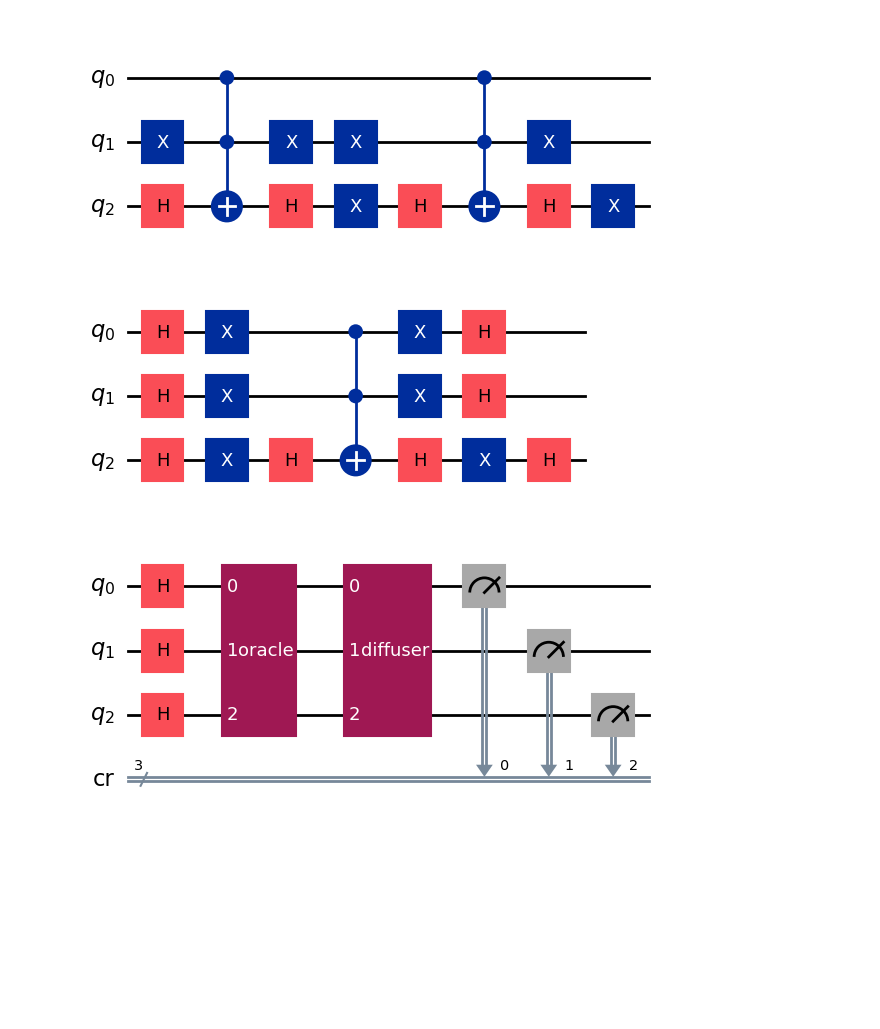
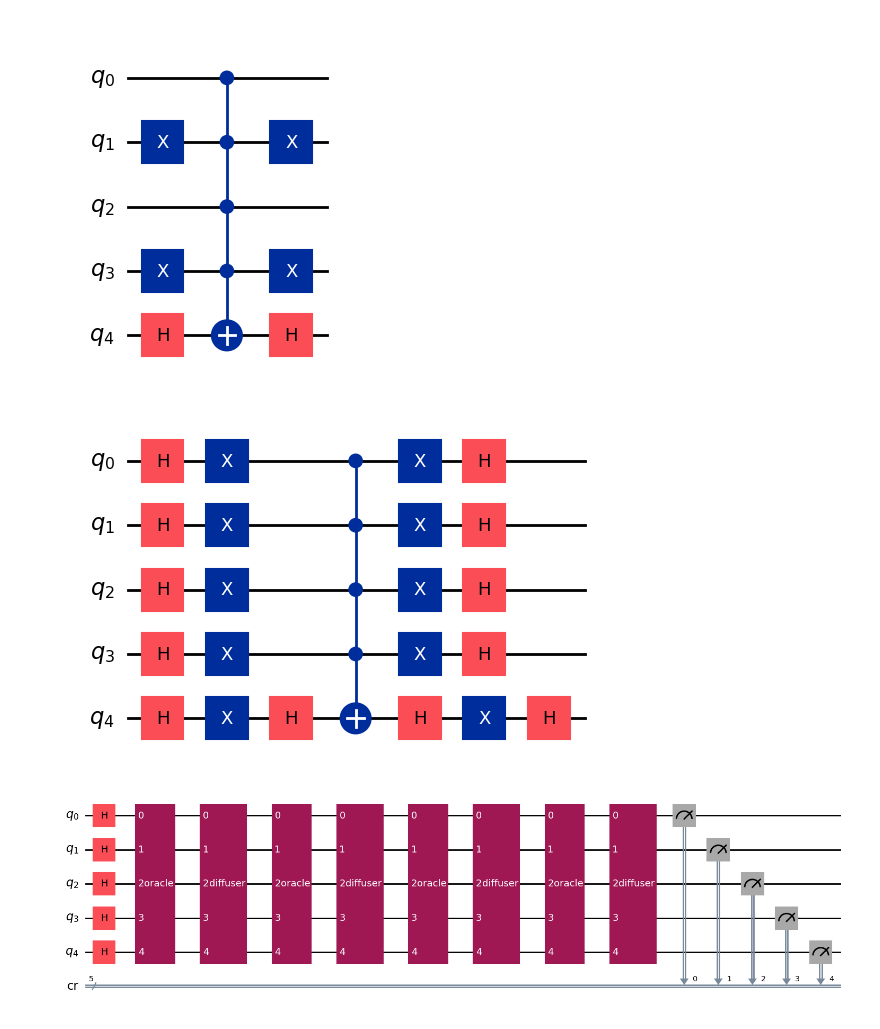
Before and after one commit to TheRandomTroll/aau-cs-qic-project, a Jupyter notebook: grovers.ipynb, the cells around one changed output. Saved outputs shown, nothing was run; the diff lists cells and outputs as text; code cells hidden in the pictures; blank space fills up the shorter version.

```diff
--- a/grovers.ipynb
+++ b/grovers.ipynb
@@ -9,11 +9,13 @@ import os
 
 %matplotlib inline
 # %%
-N_QUBITS = 3
+N_QUBITS = 5
 
 # Randomly mark values
 size = np.random.randint(1, N_QUBITS + 1)
-MARKED_LIST = np.random.choice(range(2**N_QUBITS), size, replace=False).tolist()
+MARKED_LIST = [21]
+SHOTS = 2**16
+# MARKED_LIST = np.random.choice(range(2**N_QUBITS), size, replace=False).tolist()
 
 # print the marked values in big-endian format (leftmost is qubit 0) / same format as in the histogram
 print("Marked values:", sorted(
@@ -73,7 +79,7 @@ def create_oracle(qr: QuantumRegister) -> QuantumCircuit:
 
 oracle = create_oracle(qr_data)
 # %% [output]
-[figure, old version]
+[figure, new version]
 # %%
 # Defuser
 def create_diffuser(qr: QuantumRegister, num_bits: int) -> QuantumCircuit:
@@ -97,22 +103,22 @@ def create_diffuser(qr: QuantumRegister, num_bits: int) -> QuantumCircuit:
 
 diffuser = create_diffuser(qr_data, N_QUBITS)
 # %% [output]
-[figure, old version]
+[figure, new version]
 # %%
 target_amount = len(MARKED_LIST)
 N = 2**N_QUBITS
-k = int((np.pi / 4) * np.sqrt(N / target_amount))
+k = int(np.floor((np.pi / 4) * np.sqrt(N / target_amount)))
 
 for _ in range(k):
     quantum_circuit.append(oracle, qr_data)
     quantum_circuit.append(diffuser, qr_data)
 
 for i in range(N_QUBITS):
     quantum_circuit.measure(qr_data[i], cr_data[i])
 
 _ = quantum_circuit.draw('mpl')
 # %% [output]
-[figure, old version]
+[figure, new version]
 # %%
 load_dotenv()
 
```
Also changed, not shown: parts of 8 cells of this notebook.
